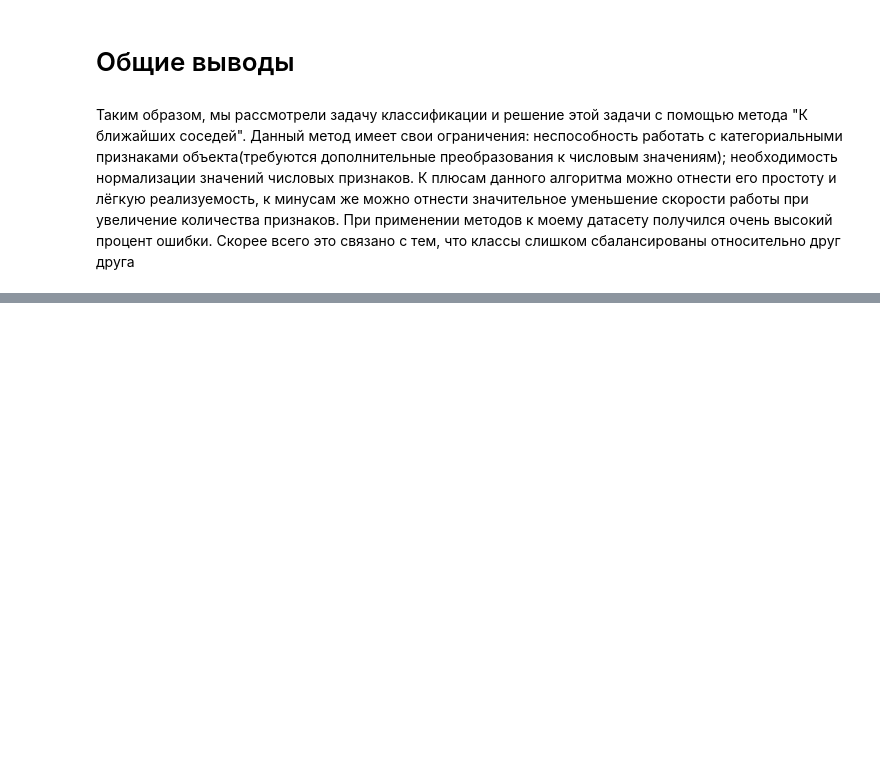
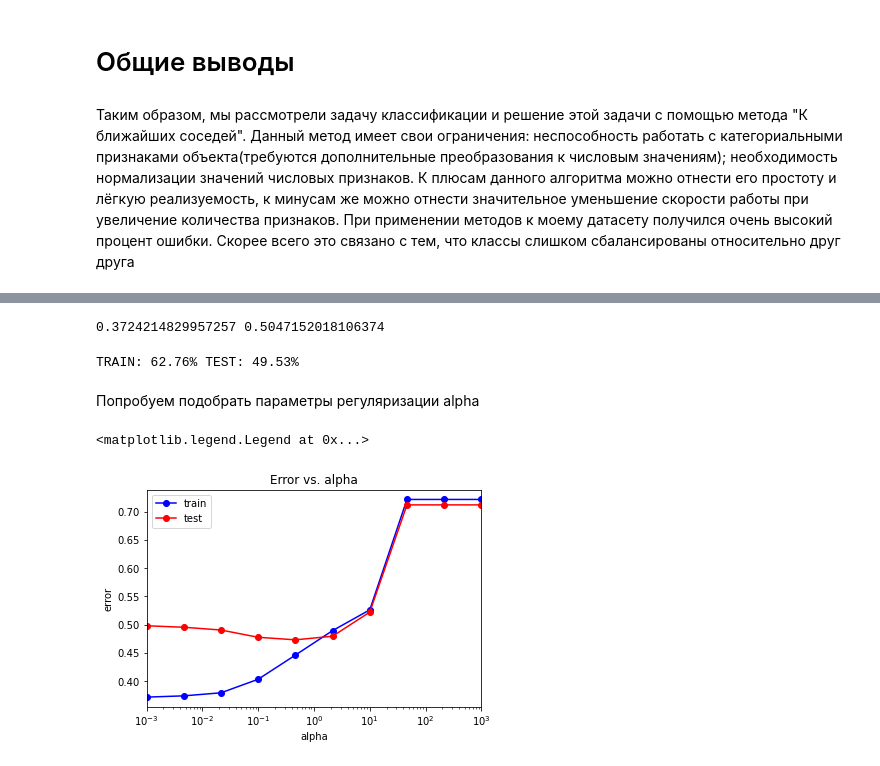
Before and after one commit to sergey-makarichev/Machine-Learning, a Jupyter notebook: Classification.ipynb, the cells around one changed output, grey strips where cells are left out. Cells and saved outputs as stored; diff of their text form; code cells hidden in the pictures; blank space fills up the shorter version.

```diff
--- a/Classification.ipynb
+++ b/Classification.ipynb
@@ -524,0 +617,9 @@ print(err_train, err_test)
+# %%
+mlp_model = MLPClassifier(hidden_layer_sizes = (100,),
+                          solver = 'adam',
+                          activation = 'relu',
+                          max_iter=1000,
+                          random_state = 30)
+# %%
+%%time
+mlp_model.fit(X_train, y_train)
@@ -524,0 +629,45 @@ print(err_train, err_test)
+# %%
+y_train_pred = mlp_model.predict(X_train)
+y_test_pred = mlp_model.predict(X_test)
+# %%
+print(np.mean(y_train != y_train_pred), np.mean(y_test != y_test_pred))
+# %% [output]
+0.3724214829957257 0.5047152018106374
+# %%
+print("TRAIN: {:.2f}% TEST: {:.2f}%".format(accuracy_score(y_train, y_train_pred)
+      * 100, accuracy_score(y_test, y_test_pred) * 100))
+# %% [output]
+TRAIN: 62.76% TEST: 49.53%
+# %% [markdown]
+Попробуем подобрать параметры регуляризации alpha
+# %%
+from sklearn.metrics import accuracy_score
+alpha_arr = np.logspace(-3, 3, 10)
+test_err = []
+train_err = []
+train_acc = []
+test_acc = []
+
+for alpha in alpha_arr:
+    mlp_model = MLPClassifier(alpha = alpha, hidden_layer_sizes = (100,),
+                              solver = 'adam', activation = 'relu', max_iter=1000, random_state = 20)
+    mlp_model.fit(X_train, y_train)
+
+    y_train_pred = mlp_model.predict(X_train)
+    y_test_pred = mlp_model.predict(X_test)
+
+    train_err.append(np.mean(y_train != y_train_pred))
+    test_err.append(np.mean(y_test != y_test_pred))
+    train_acc.append(accuracy_score(y_train, y_train_pred))
+    test_acc.append(accuracy_score(y_test, y_test_pred))
+# %%
+plt.semilogx(alpha_arr, train_err, 'b-o', label = 'train')
+plt.semilogx(alpha_arr, test_err, 'r-o', label = 'test')
+plt.xlim([np.min(alpha_arr), np.max(alpha_arr)])
+plt.title('Error vs. alpha')
+plt.xlabel('alpha')
+plt.ylabel('error')
+plt.legend()
+# %% [output]
+<matplotlib.legend.Legend at 0x...>
+[figure, added]
```
Also changed, not shown: parts of 52 cells of this notebook.
